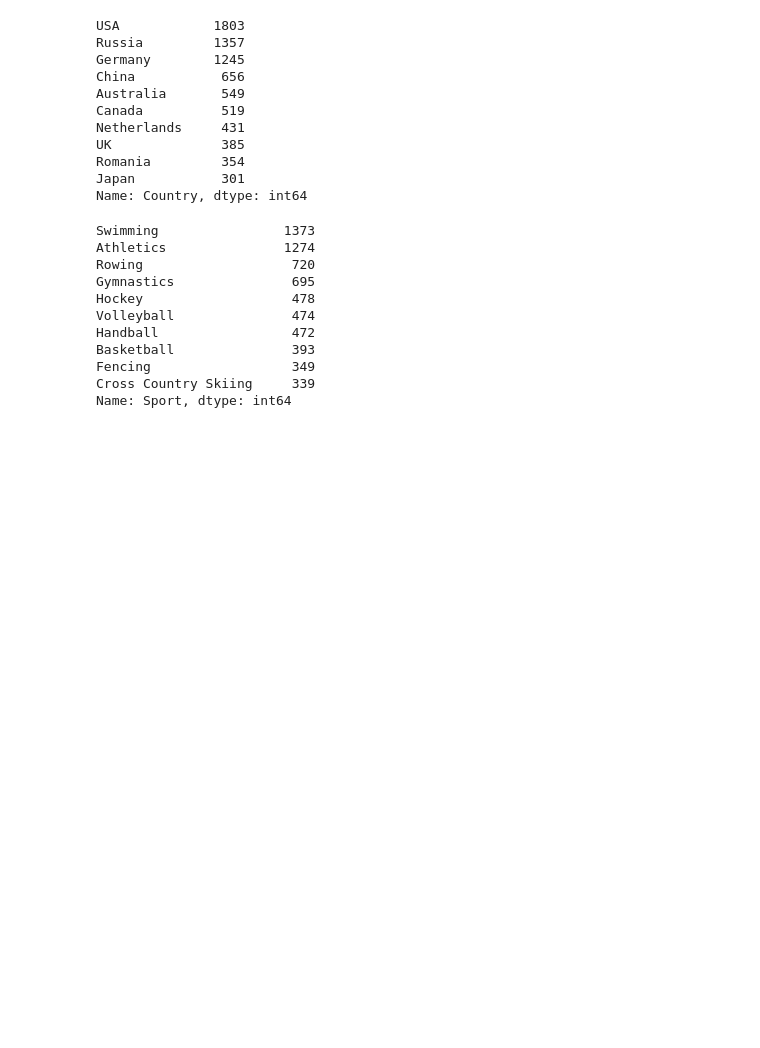
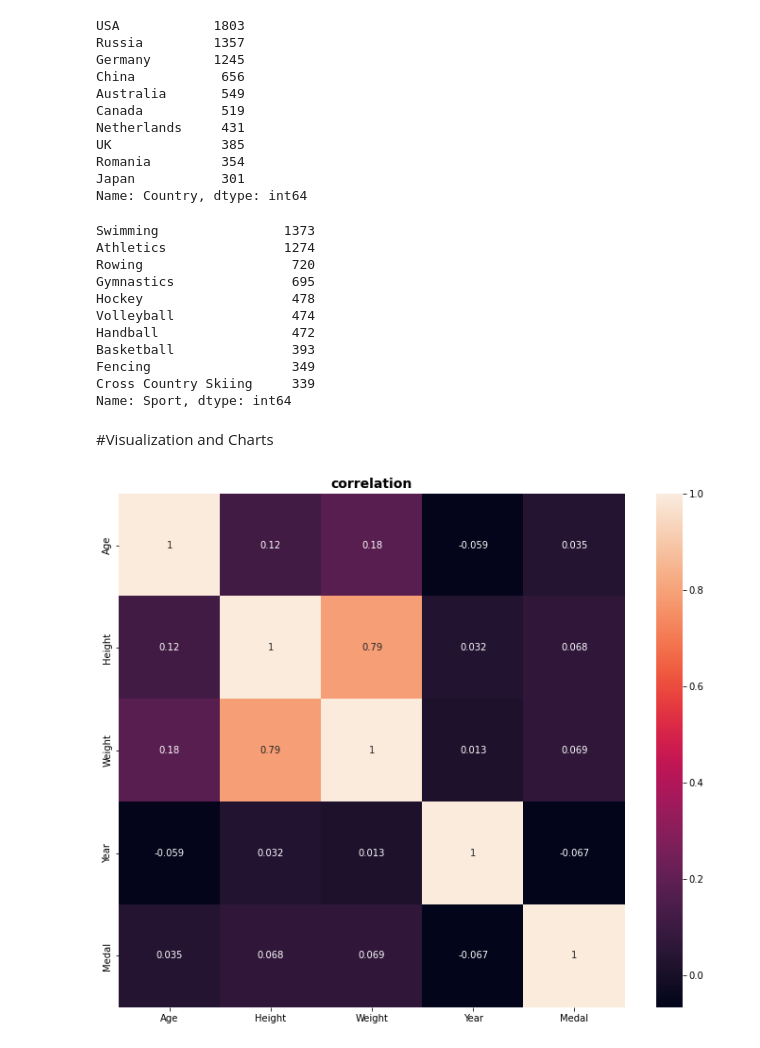
Before and after one commit to MaH1996SdN/Olympic_Games, a Jupyter notebook: Programming_Project_Olympic.ipynb, the cells around one changed output. Saved outputs shown, nothing was run; the diff lists cells and outputs as text; code cells hidden in the pictures; blank space fills up the shorter version.

Commit message:
adding charts (correlation and pie charts)

```diff
--- a/Programming_Project_Olympic.ipynb
+++ b/Programming_Project_Olympic.ipynb
@@ -711,3 +711,13 @@ Basketball               393
 Fencing                  349
 Cross Country Skiing     339
 Name: Sport, dtype: int64
+# %% [markdown]
+#Visualization and Charts
+# %%
+# correlation graph
+plt.figure(figsize=(12,10))
+sns.heatmap(olympic_df.corr(), annot=True)
+plt.title('correlation', fontweight='bold', fontsize=14)
+plt.show()
+# %% [output]
+[figure, added]
```
Also changed, not shown: parts of 2 cells of this notebook.
